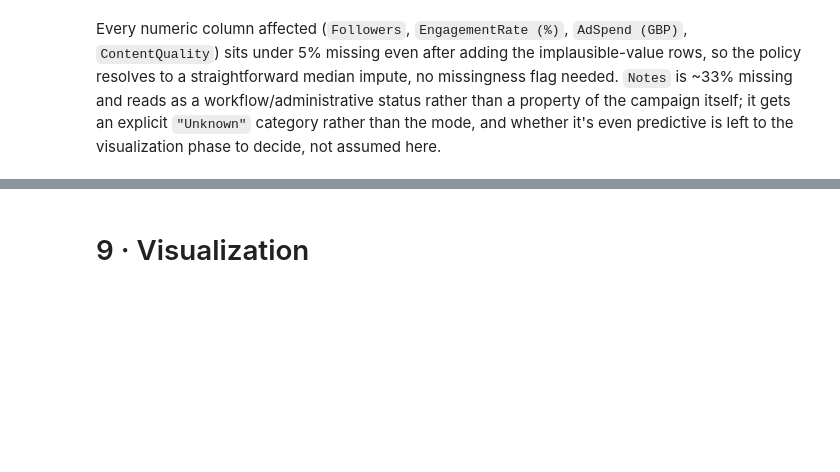
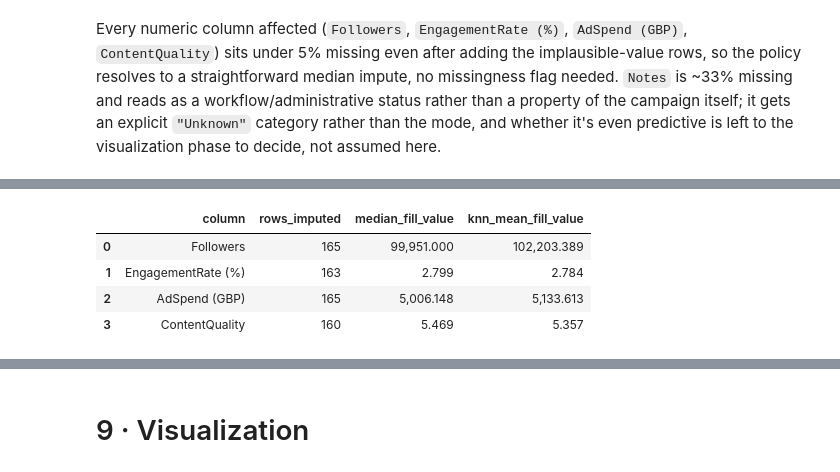
Before and after one commit to Vignnite/Sales-campaign-regresssion-analysis, a Jupyter notebook: Sales_Campaign_case_study/Sales_Campaign_case_study.ipynb, the cells around one changed output, grey strips where cells are left out. Cells and saved outputs as stored; diff of their text form; code cells hidden in the pictures; blank space fills up the shorter version.

```diff
--- a/Sales_Campaign_case_study/Sales_Campaign_case_study.ipynb
+++ b/Sales_Campaign_case_study/Sales_Campaign_case_study.ipynb
@@ -644,0 +668,31 @@ to decide, not assumed here.
+# %%
+from sklearn.impute import KNNImputer
+
+missing_mask_by_col = df_clean[NUMERIC_COLS].isna()
+col_mean, col_std = df_clean[NUMERIC_COLS].mean(), df_clean[NUMERIC_COLS].std()
+scaled_for_impute = (df_clean[NUMERIC_COLS] - col_mean) / col_std
+knn_imputed_scaled = pd.DataFrame(
+    KNNImputer(n_neighbors=5).fit_transform(scaled_for_impute),
+    columns=NUMERIC_COLS, index=df_clean.index,
+)
+knn_imputed = knn_imputed_scaled * col_std + col_mean
+median_imputed = df_clean[NUMERIC_COLS].fillna(df_clean[NUMERIC_COLS].median())
+
+comparison_rows = []
+for col in NUMERIC_COLS:
+    rows_affected = missing_mask_by_col[col]
+    if rows_affected.sum() == 0:
+        continue
+    comparison_rows.append({
+        "column": col,
+        "rows_imputed": int(rows_affected.sum()),
+        "median_fill_value": median_imputed.loc[rows_affected, col].iloc[0],
+        "knn_mean_fill_value": knn_imputed.loc[rows_affected, col].mean(),
+    })
+pd.DataFrame(comparison_rows)
+# %% [output]
+|  | column | rows_imputed | median_fill_value | knn_mean_fill_value |
+| 0 | Followers | 165 | 99,951.000 | 102,203.389 |
+| 1 | EngagementRate (%) | 163 | 2.799 | 2.784 |
+| 2 | AdSpend (GBP) | 165 | 5,006.148 | 5,133.613 |
+| 3 | ContentQuality | 160 | 5.469 | 5.357 |
```
Also changed, not shown: parts of 17 cells of this notebook.
